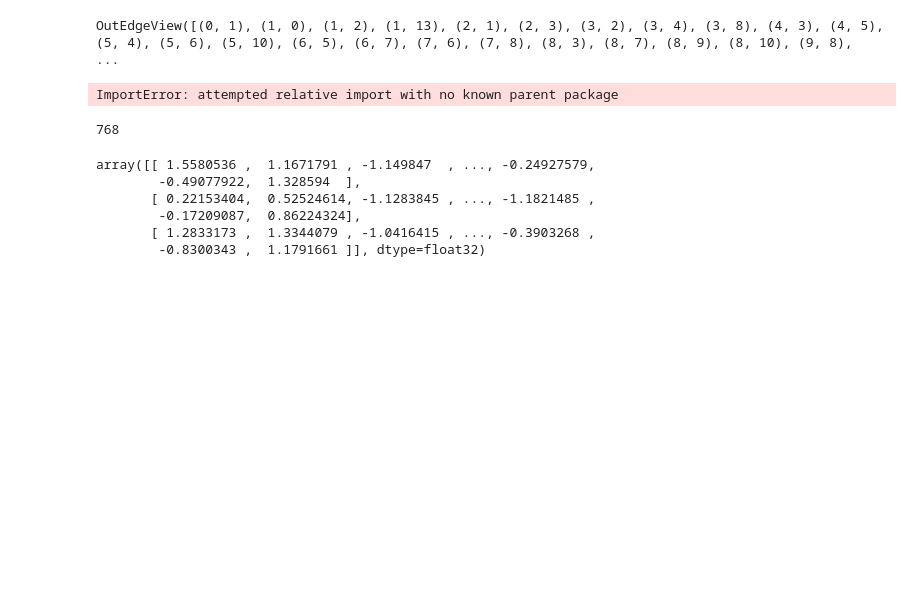
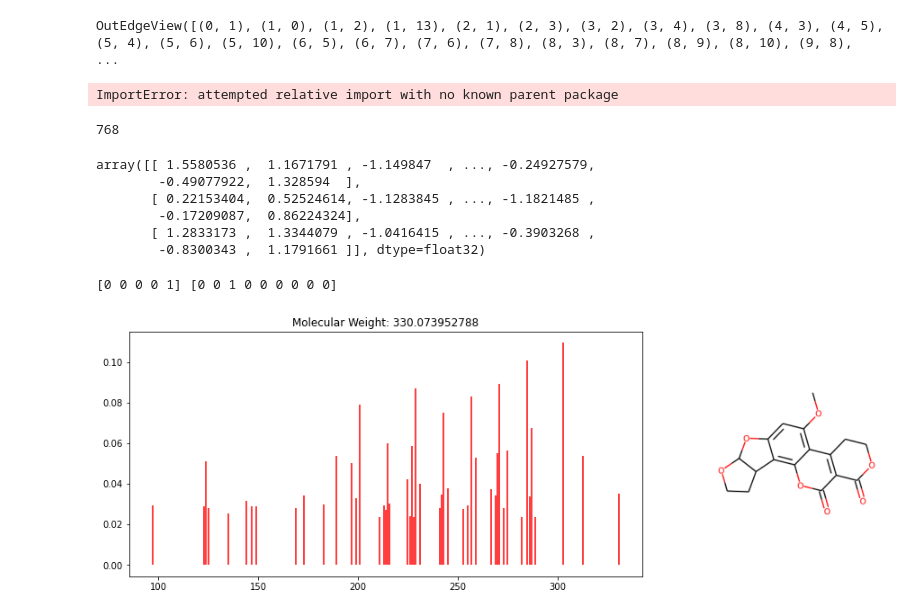
Before and after one commit to dimenwarper/molxspec, a Jupyter notebook: sketch.ipynb, the cells around one changed output. Drawn from its saved outputs; the diff is of its cells as text; code cells hidden in the pictures; blank space fills up the shorter version.

```diff
--- a/sketch.ipynb
+++ b/sketch.ipynb
@@ -76,3 +76,40 @@ array([[ 1.5580536 ,  1.1671791 , -1.149847  , ..., -0.24927579,
         -0.17209087,  0.86224324],
        [ 1.2833173 ,  1.3344079 , -1.0416415 , ..., -0.3903268 ,
         -0.8300343 ,  1.1791661 ]], dtype=float32)
+# %%
+from molxspec import mol2spec
+#@markdown Enter comma-separated smiles
+smiles = 'COC1=C2C3=C(C(=O)OCC3)C(=O)OC2=C4C5CCOC5OC4=C1' #@param {type:"string"}
+model = 'bert' #@param ["mlp", "bert", "gcn", "egnn"]
+adduct_type = 'M+H' #@param  ['[M+H]+', '[M+Na]+', 'M+H', 'M-H', '[M-H2O+H]+', '[M-H]-', '[M+NH4]+', 'M+NH4', 'M+Na']
+fragmentation_level = 0 #@param {type:"slider", min:0, max:4, step:1}
+
+results = mol2spec.predict(
+    smiles.split(','),
+    -fragmentation_level,
+     adduct_type,
+     mol2spec.ModelType(model),
+    force_relative=False
+     )
+
+import numpy as np
+from matplotlib import pyplot as plt
+from rdkit import Chem
+from rdkit.Chem import Draw
+from rdkit.Chem.Descriptors import ExactMolWt
+
+
+def plot_spec(smiles, spec):
+    f, axarr = plt.subplots(nrows=1,  ncols=2, gridspec_kw={'width_ratios':[3, 1]}, figsize=(15, 5))
+    mol = Chem.MolFromSmiles(smiles)
+    axarr[0].vlines(spec[:, 0], ymin=0, ymax=spec[:, 1], color='red')
+    axarr[1].imshow(Draw.MolToImage(mol))
+    axarr[1].axis('off')
+    axarr[0].set_title(f'Molecular Weight: {ExactMolWt(mol)}')
+
+
+for _smiles, _spec in results.items():
+    plot_spec(_smiles, _spec)
+# %% [output]
+[0 0 0 0 1] [0 0 1 0 0 0 0 0 0]
+[figure, added]
```
Also changed, not shown: 1 other file.
